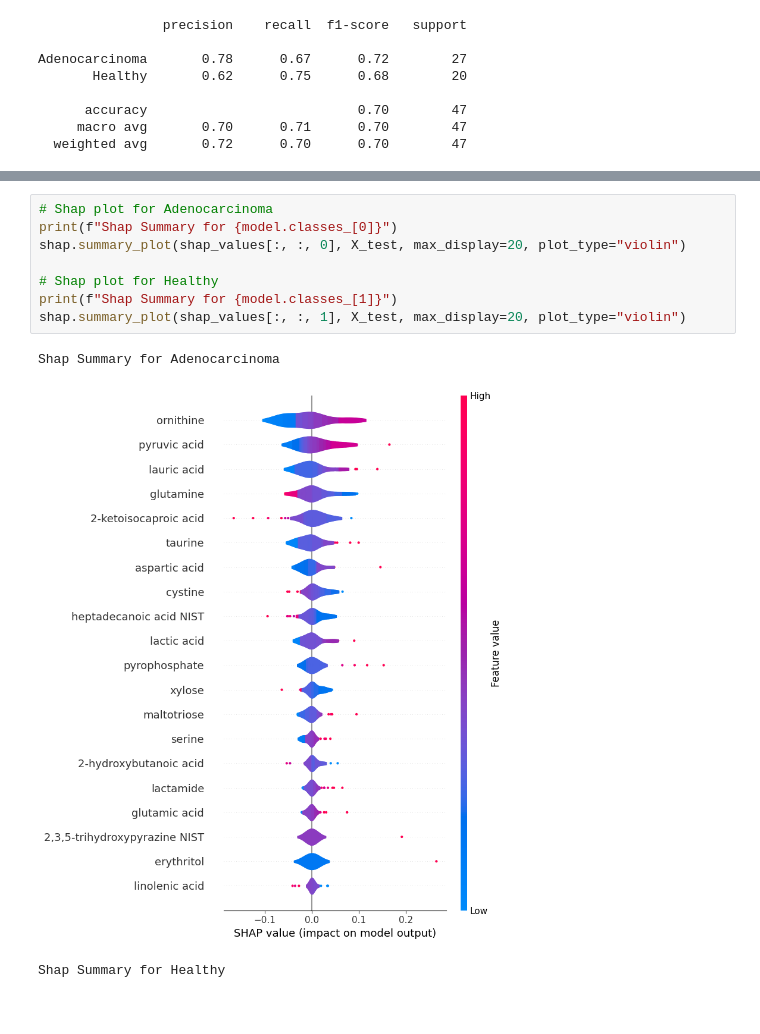
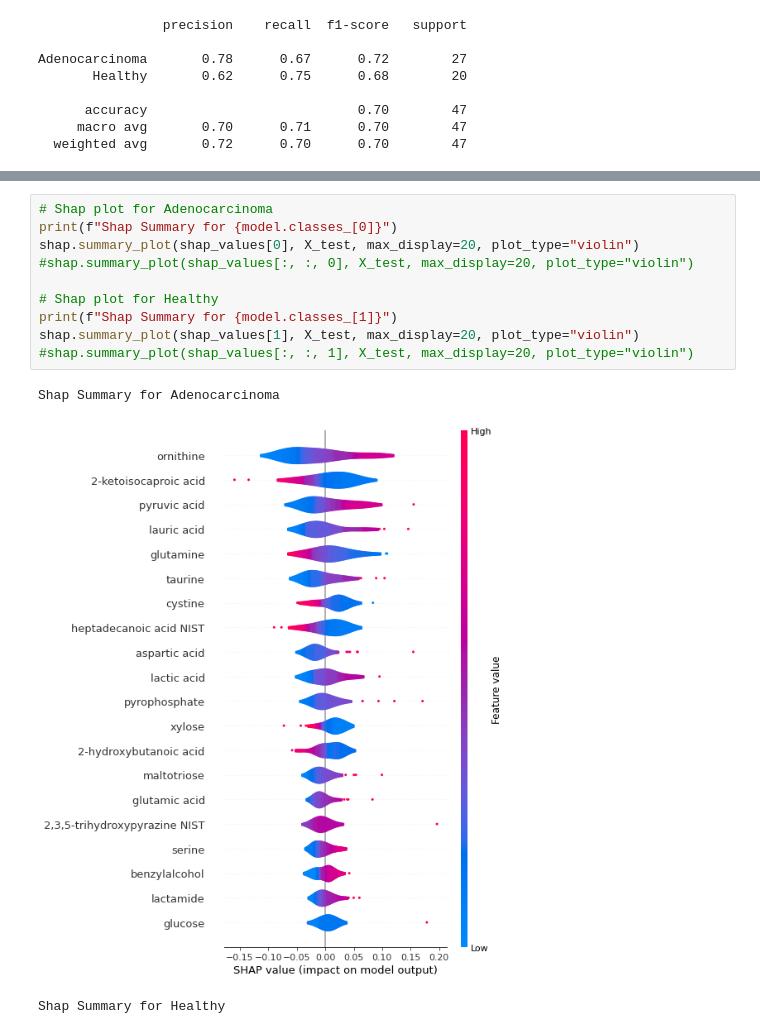
Before and after one commit to rajanbit/ML-for-Tabular-Data-ICGEB-Workshop-2025, a Jupyter notebook: src/ml_analysis.ipynb, the cells around one changed output, grey strips where cells are left out. Saved outputs shown, nothing was run; the diff lists cells and outputs as text.

```diff
--- a/src/ml_analysis.ipynb
+++ b/src/ml_analysis.ipynb
@@ -127,12 +127,14 @@ shap_values = explainer.shap_values(X_test)
 # %%
 # Shap plot for Adenocarcinoma
 print(f"Shap Summary for {model.classes_[0]}")
-shap.summary_plot(shap_values[:, :, 0], X_test, max_display=20, plot_type="violin")
+shap.summary_plot(shap_values[0], X_test, max_display=20, plot_type="violin")
+#shap.summary_plot(shap_values[:, :, 0], X_test, max_display=20, plot_type="violin")
 
 # Shap plot for Healthy
 print(f"Shap Summary for {model.classes_[1]}")
-shap.summary_plot(shap_values[:, :, 1], X_test, max_display=20, plot_type="violin")
+shap.summary_plot(shap_values[1], X_test, max_display=20, plot_type="violin")
+#shap.summary_plot(shap_values[:, :, 1], X_test, max_display=20, plot_type="violin")
 # %% [output]
 Shap Summary for Adenocarcinoma
-[figure, old version]
+[figure, new version]
 Shap Summary for Healthy
```
Also changed, not shown: parts of 3 cells of this notebook.
